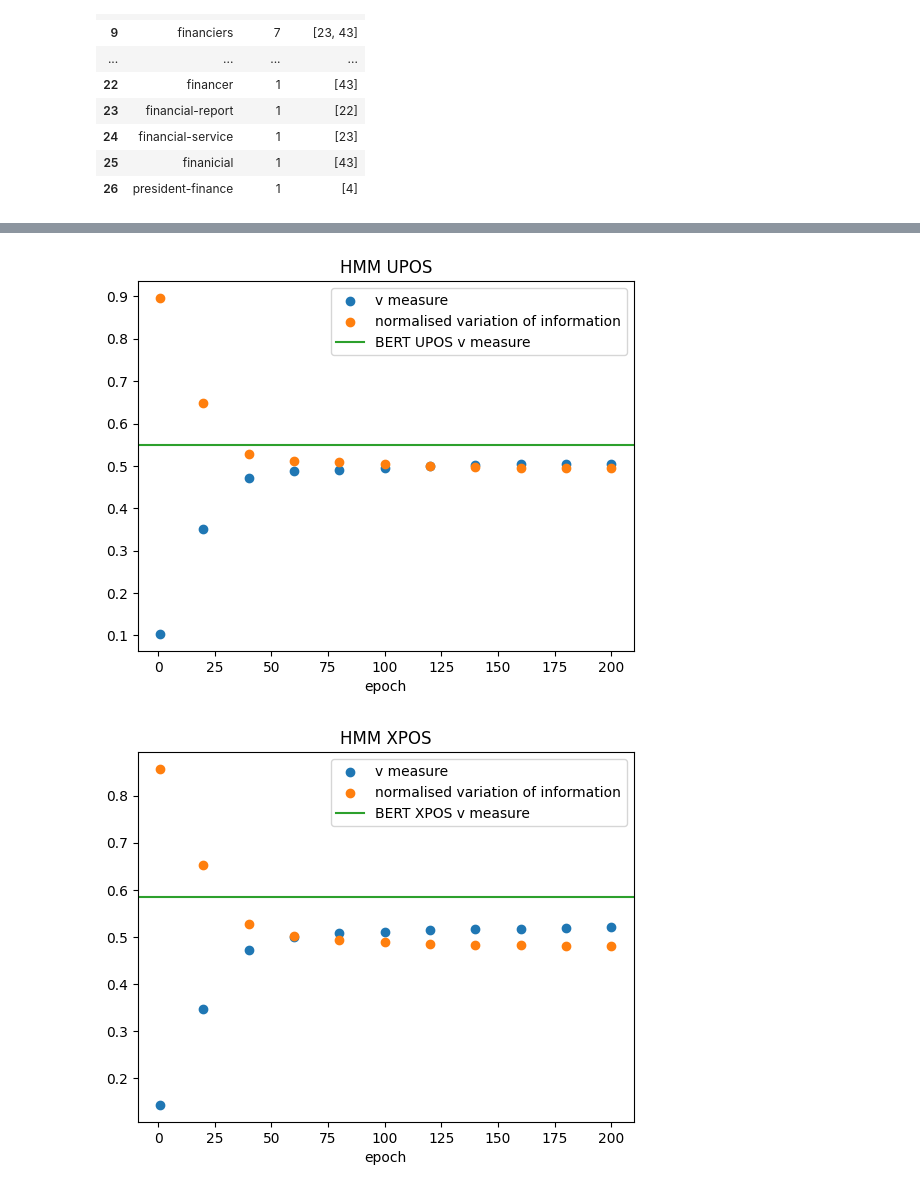
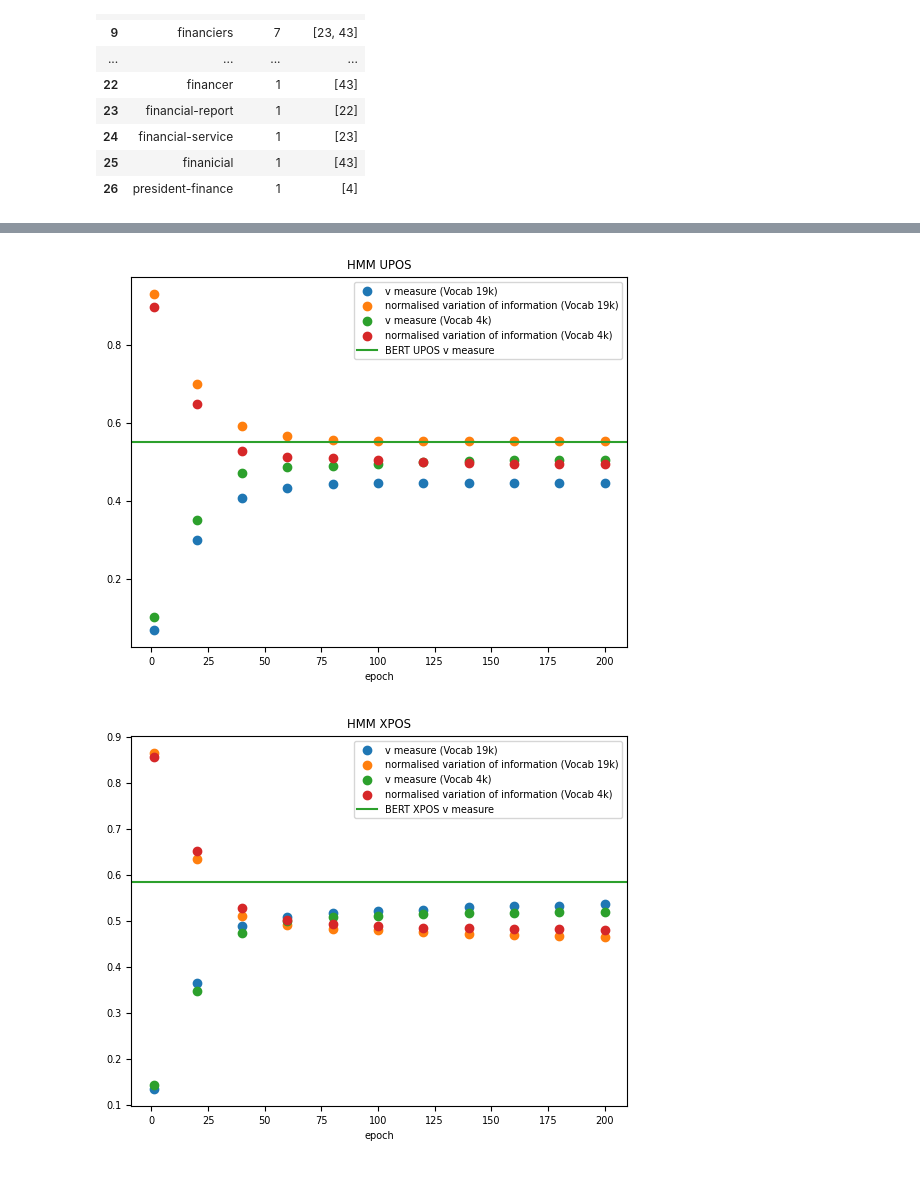
Before and after one commit to WCSin01/nlp_assignment3, a Jupyter notebook: eval_plt.ipynb, the cells around one changed output, grey strips where cells are left out. Cells and saved outputs as stored; diff of their text form; code cells hidden in the pictures.

```diff
--- a/eval_plt.ipynb
+++ b/eval_plt.ipynb
@@ -58,13 +58,15 @@ def pos_viterbi_bert_word(viterbi_pos_df: pd.DataFrame, k_means_pos_df: pd.DataF
     pos_to_token["bert clusters"] = pos_clusters_to_token["clusters"]
     return pos_to_token
 # %%
-hmm_upos_df = pd.read_csv("results/eval_hmm_upos.csv")
-hmm_xpos_df = pd.read_csv("results/eval_hmm_xpos.csv")
+hmm_upos_1_df = pd.read_csv("results/eval_hmm_upos_1.csv")
+hmm_xpos_1_df = pd.read_csv("results/eval_hmm_xpos_1.csv")
+hmm_upos_17_df = pd.read_csv("results/eval_hmm_upos_17.csv")
+hmm_xpos_17_df = pd.read_csv("results/eval_hmm_xpos_17.csv")
 bert_upos_df = pd.read_csv("results/eval_bert_upos.csv")
 bert_xpos_df = pd.read_csv("results/eval_bert_xpos.csv")
 dataset: ConlluDataset = pickle_load("checkpoints/dataset.pkl")
-viterbi_upos: list[list[int]] = pickle_load("results/viterbi_upos.pkl")
-viterbi_xpos: list[list[int]] = pickle_load("results/viterbi_xpos.pkl")
+viterbi_upos: list[list[int]] = pickle_load("results/viterbi_upos_17.pkl")
+viterbi_xpos: list[list[int]] = pickle_load("results/viterbi_xpos_17.pkl")
 k_means_upos_df = pd.read_csv("results/k_means_upos.csv")
 k_means_xpos_df = pd.read_csv("results/k_means_xpos.csv")
 # select best seed from v measure
@@ -324,22 +327,26 @@ plt.show()
 # %%
 fig, ax = plt.subplots()
-ax.scatter(hmm_upos_df["epoch"], hmm_upos_df["v measure"], label="v measure")
-ax.scatter(hmm_upos_df["epoch"], hmm_upos_df["normalised voi"], label="normalised variation of information")
+ax.scatter(hmm_upos_1_df["epoch"], hmm_upos_1_df["v measure"], label="v measure (Vocab 19k)")
+ax.scatter(hmm_upos_1_df["epoch"], hmm_upos_1_df["normalised voi"], label="normalised variation of information (Vocab 19k)")
+ax.scatter(hmm_upos_17_df["epoch"], hmm_upos_17_df["v measure"], label="v measure (Vocab 4k)")
+ax.scatter(hmm_upos_17_df["epoch"], hmm_upos_17_df["normalised voi"], label="normalised variation of information (Vocab 4k)")
 ax.axhline(y = 0.550, color="tab:green", label="BERT UPOS v measure")
 ax.set_title("HMM UPOS")
 ax.set_xlabel("epoch")
 ax.legend()
 plt.show()
 # %% [output]
-[figure, old version]
+[figure, new version]
 # %%
 fig, ax = plt.subplots()
-ax.scatter(hmm_xpos_df["epoch"], hmm_xpos_df["v measure"], label="v measure")
-ax.scatter(hmm_xpos_df["epoch"], hmm_xpos_df["normalised voi"], label="normalised variation of information")
+ax.scatter(hmm_xpos_1_df["epoch"], hmm_xpos_1_df["v measure"], label="v measure (Vocab 19k)")
+ax.scatter(hmm_xpos_1_df["epoch"], hmm_xpos_1_df["normalised voi"], label="normalised variation of information (Vocab 19k)")
+ax.scatter(hmm_xpos_17_df["epoch"], hmm_xpos_17_df["v measure"], label="v measure (Vocab 4k)")
+ax.scatter(hmm_xpos_17_df["epoch"], hmm_xpos_17_df["normalised voi"], label="normalised variation of information (Vocab 4k)")
 ax.axhline(y = 0.584, color="tab:green", label="BERT XPOS v measure")
 ax.set_title("HMM XPOS")
 ax.set_xlabel("epoch")
 ax.legend()
 plt.show()
 # %% [output]
-[figure, old version]
+[figure, new version]
```
Also changed, not shown: parts of 2 cells of this notebook, 3 other files.
